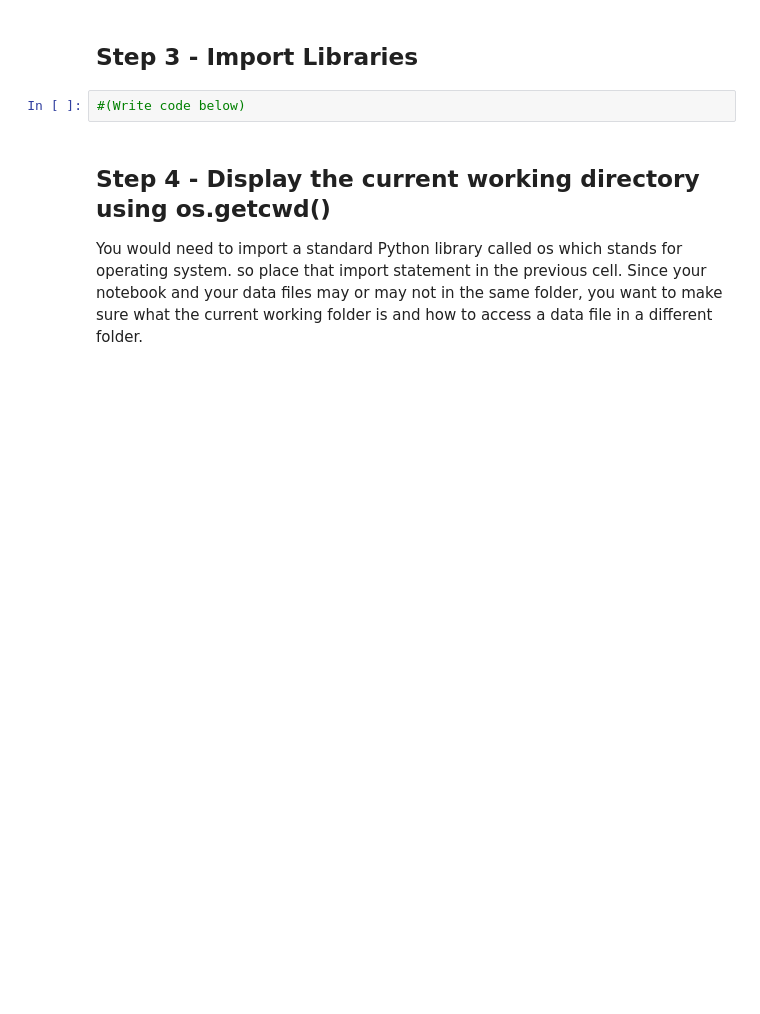
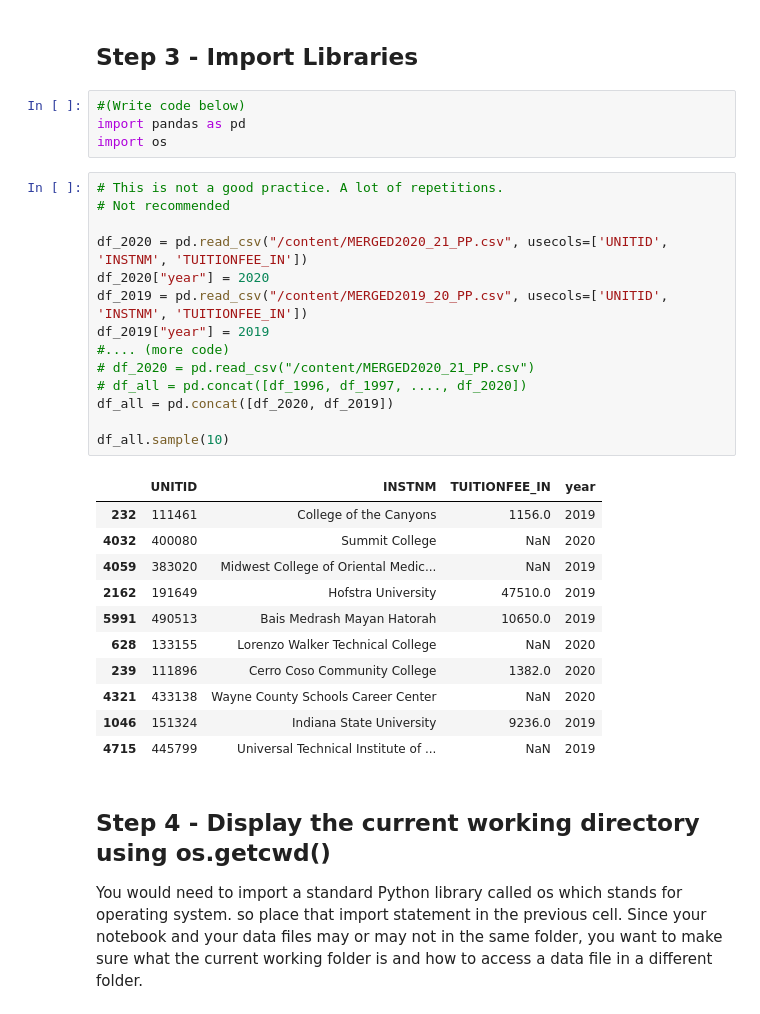
Before and after one commit to wcj365/python-stats-dataviz, a Jupyter notebook: assignments/assignment_06_colleges2/assignment_06.ipynb, the cells around one changed output. Drawn from its saved outputs; the diff is of its cells as text; blank space fills up the shorter version.

```diff
--- a/assignments/assignment_06_colleges2/assignment_06.ipynb
+++ b/assignments/assignment_06_colleges2/assignment_06.ipynb
@@ -73,6 +73,34 @@ Archive:  CollegeScorecard_Raw_Data_09012022.zip
 ## Step 3 - Import Libraries
 # %%
 #(Write code below)
+import pandas as pd
+import os
+# %%
+# This is not a good practice. A lot of repetitions.
+# Not recommended
+
+df_2020 = pd.read_csv("/content/MERGED2020_21_PP.csv", usecols=['UNITID', 'INSTNM', 'TUITIONFEE_IN'])
+df_2020["year"] = 2020
+df_2019 = pd.read_csv("/content/MERGED2019_20_PP.csv", usecols=['UNITID', 'INSTNM', 'TUITIONFEE_IN'])
+df_2019["year"] = 2019
+#.... (more code)
+# df_2020 = pd.read_csv("/content/MERGED2020_21_PP.csv")
+# df_all = pd.concat([df_1996, df_1997, ...., df_2020])
+df_all = pd.concat([df_2020, df_2019])
+
+df_all.sample(10)
+# %% [output]
+|  | UNITID | INSTNM | TUITIONFEE_IN | year |
+| 232 | 111461 | College of the Canyons | 1156.0 | 2019 |
+| 4032 | 400080 | Summit College | NaN | 2020 |
+| 4059 | 383020 | Midwest College of Oriental Medic... | NaN | 2019 |
+| 2162 | 191649 | Hofstra University | 47510.0 | 2019 |
+| 5991 | 490513 | Bais Medrash Mayan Hatorah | 10650.0 | 2019 |
+| 628 | 133155 | Lorenzo Walker Technical College | NaN | 2020 |
+| 239 | 111896 | Cerro Coso Community College | 1382.0 | 2020 |
+| 4321 | 433138 | Wayne County Schools Career Center | NaN | 2020 |
+| 1046 | 151324 | Indiana State University | 9236.0 | 2019 |
+| 4715 | 445799 | Universal Technical Institute of ... | NaN | 2019 |
 # %% [markdown]
 ## Step 4 - Display the current working directory using os.getcwd()
 
```
Also changed, not shown: parts of 15 cells of this notebook.
